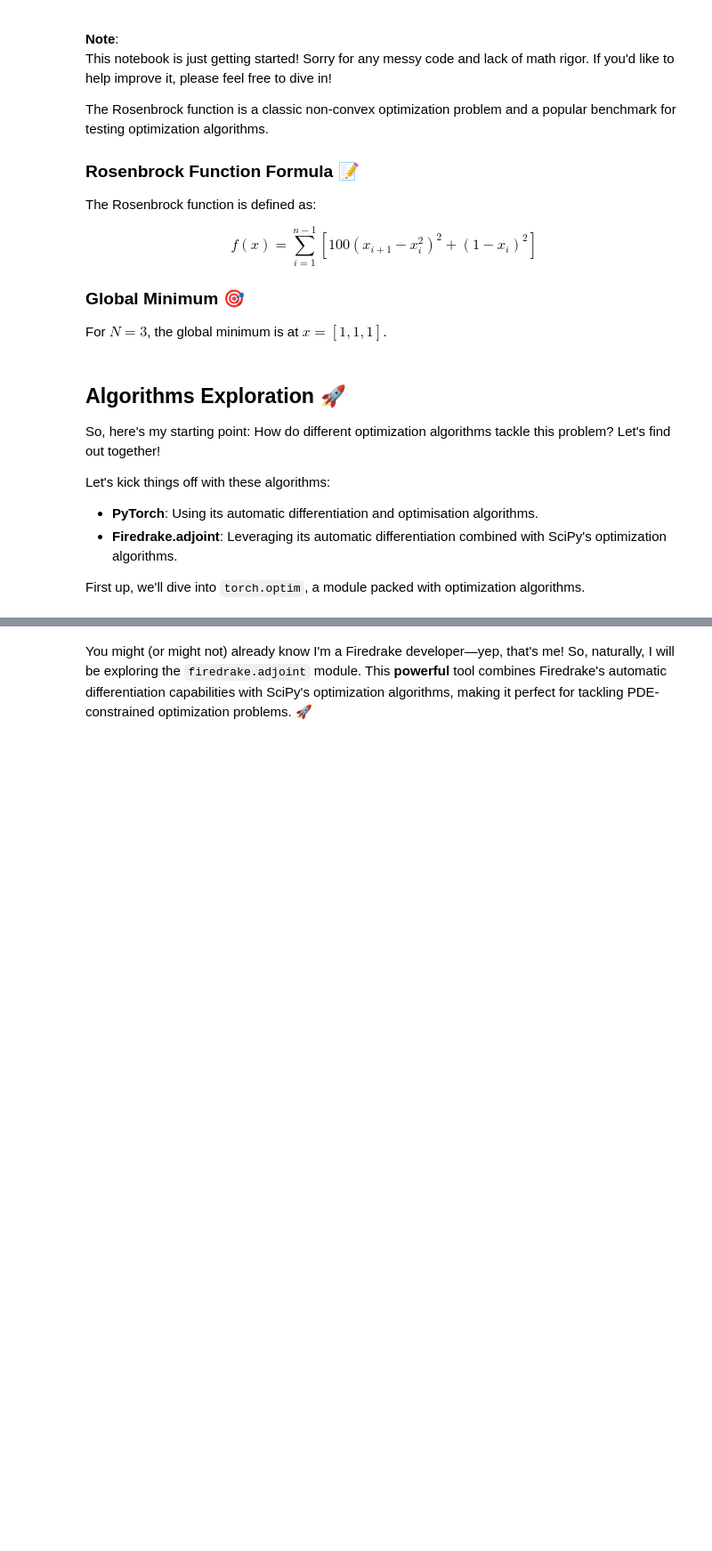
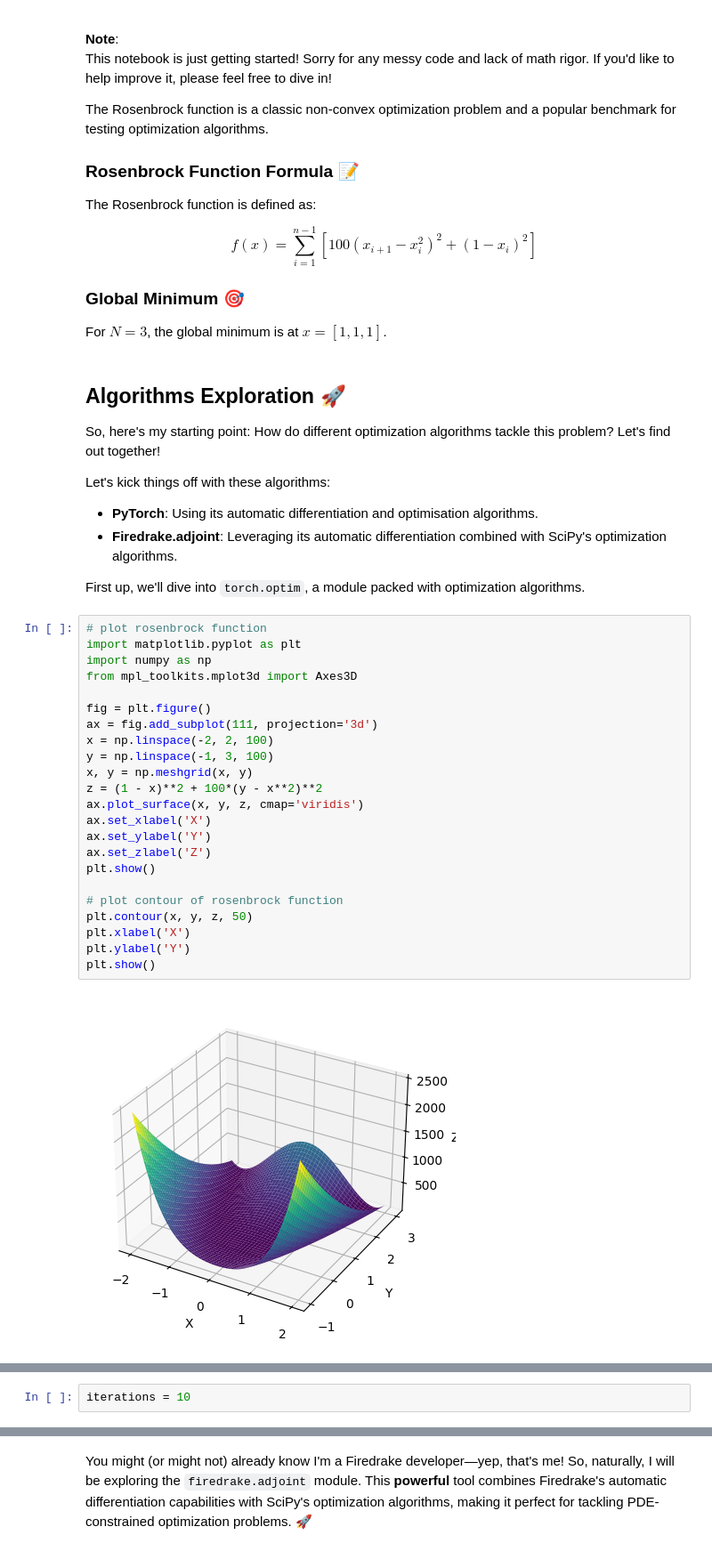
Before and after one commit to Ig-dolci/FridayAfternoonMath, a Jupyter notebook: rosenbrock_optimisation.ipynb, the cells around one changed output, grey strips where cells are left out. Shown at 89% size. Cells and saved outputs as stored; diff of their text form; blank space fills up the shorter version.

```diff
--- a/rosenbrock_optimisation.ipynb
+++ b/rosenbrock_optimisation.ipynb
@@ -25,3 +25,28 @@ Let's kick things off with these algorithms:
 - **Firedrake.adjoint**: Leveraging its automatic differentiation combined with SciPy's optimization algorithms.
 
 First up, we'll dive into `torch.optim`, a module packed with optimization algorithms.
+# %%
+# plot rosenbrock function
+import matplotlib.pyplot as plt
+import numpy as np
+from mpl_toolkits.mplot3d import Axes3D
+
+fig = plt.figure()
+ax = fig.add_subplot(111, projection='3d')
+x = np.linspace(-2, 2, 100)
+y = np.linspace(-1, 3, 100)
+x, y = np.meshgrid(x, y)
+z = (1 - x)**2 + 100*(y - x**2)**2
+ax.plot_surface(x, y, z, cmap='viridis')
+ax.set_xlabel('X')
+ax.set_ylabel('Y')
+ax.set_zlabel('Z')
+plt.show()
+
+# plot contour of rosenbrock function
+plt.contour(x, y, z, 50)
+plt.xlabel('X')
+plt.ylabel('Y')
+plt.show()
+# %% [output]
+[figure, added]
@@ -28,3 +54,5 @@ First up, we'll dive into `torch.optim`, a module packed with optimization algor
+# %%
+iterations = 10
 # %%
 %time
 from functools import partial
```
Also changed, not shown: parts of 6 cells of this notebook.
